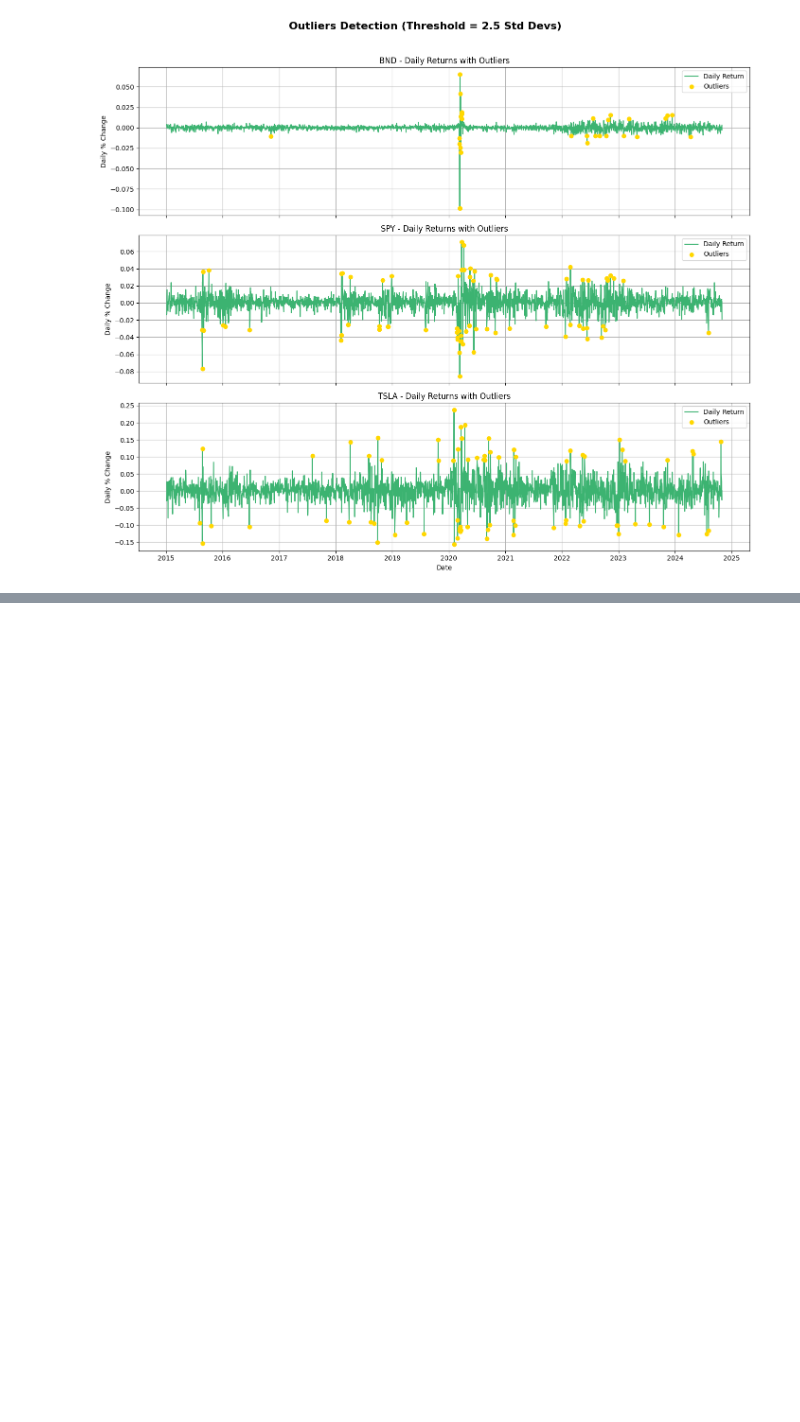
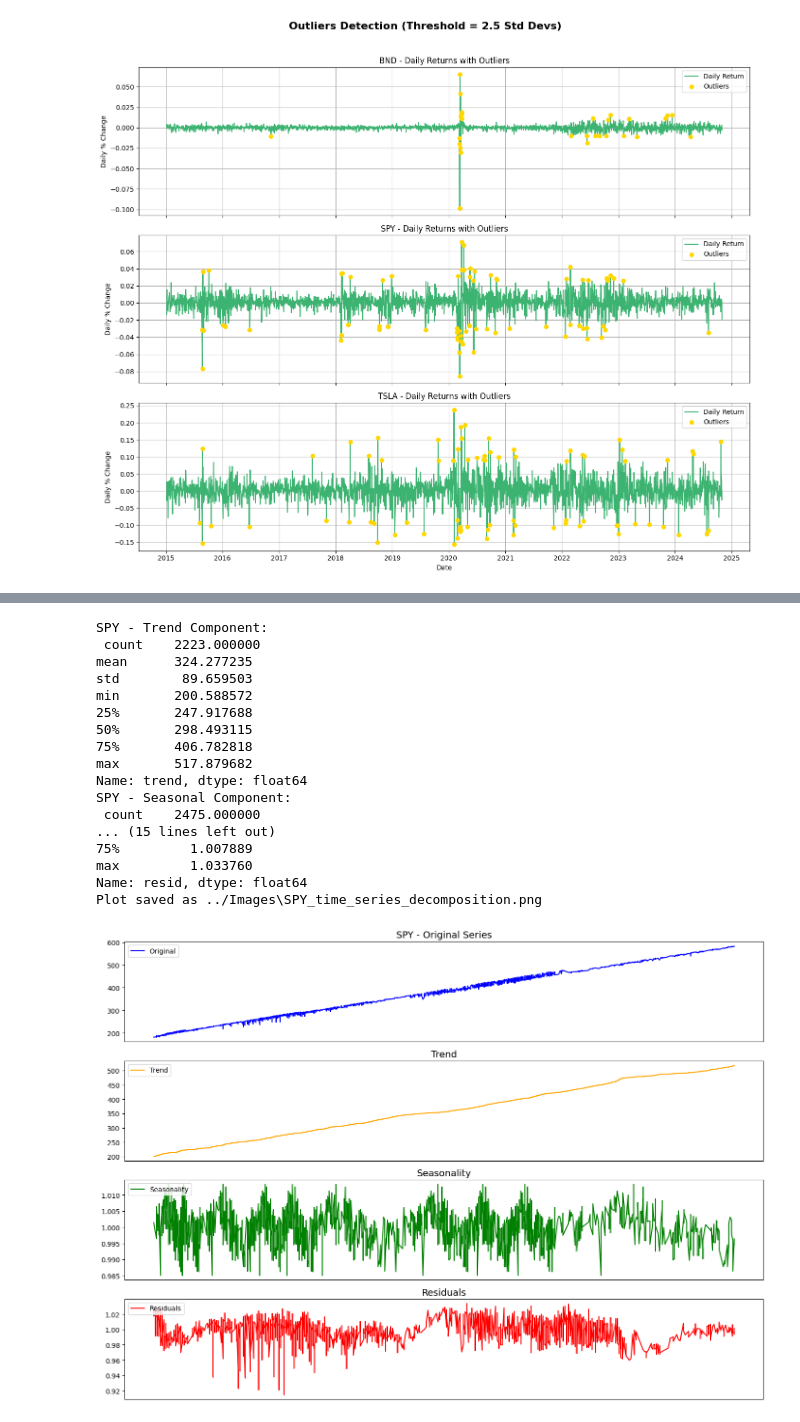
Before and after one commit to hydropython/GFM-investments-portfolio-management, a Jupyter notebook: Notbooks/Financial_Data_EDA.ipynb, the cells around one changed output, grey strips where cells are left out. Drawn from its saved outputs; the diff is of its cells as text; code cells hidden in the pictures; blank space fills up the shorter version.

```diff
--- a/Notbooks/Financial_Data_EDA.ipynb
+++ b/Notbooks/Financial_Data_EDA.ipynb
@@ -163,0 +185,21 @@ Outliers detection plot saved as 'outliers_detection_plot.png' in ../Images/
+# %%
+eda.decompose_time_series(ticker='SPY')
+# %% [output]
+SPY - Trend Component:
+ count    2223.000000
+mean      324.277235
+std        89.659503
+min       200.588572
+25%       247.917688
+50%       298.493115
+75%       406.782818
+max       517.879682
+Name: trend, dtype: float64
+SPY - Seasonal Component:
+ count    2475.000000
+... (15 lines left out)
+75%         1.007889
+max         1.033760
+Name: resid, dtype: float64
+Plot saved as ../Images\SPY_time_series_decomposition.png
+[figure, added]
```
Also changed, not shown: parts of 2 cells of this notebook, 4 other files.
